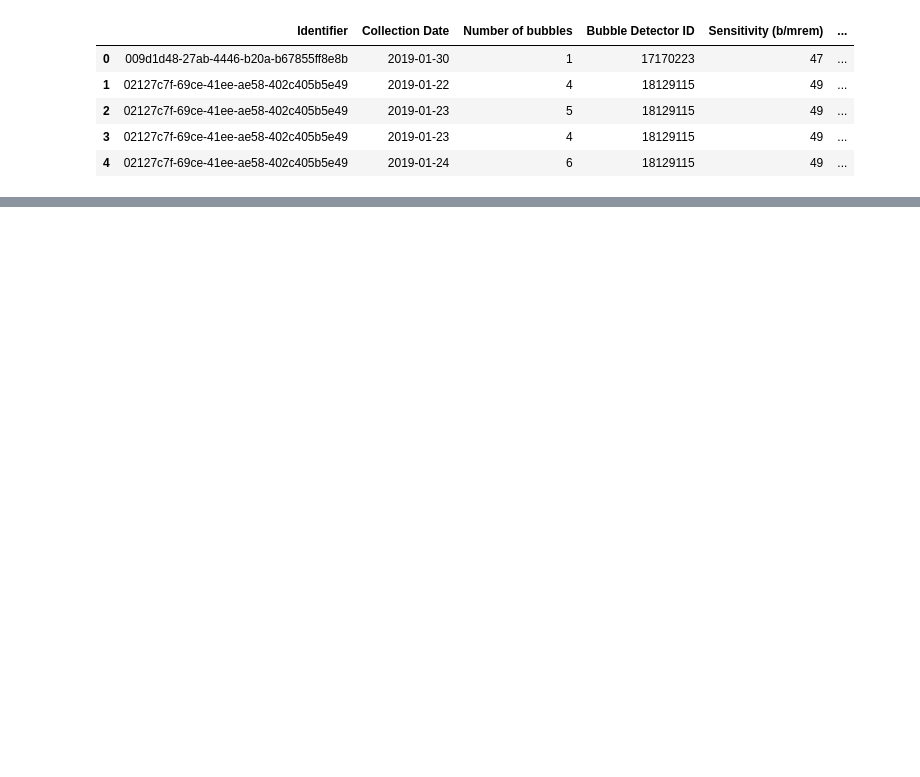
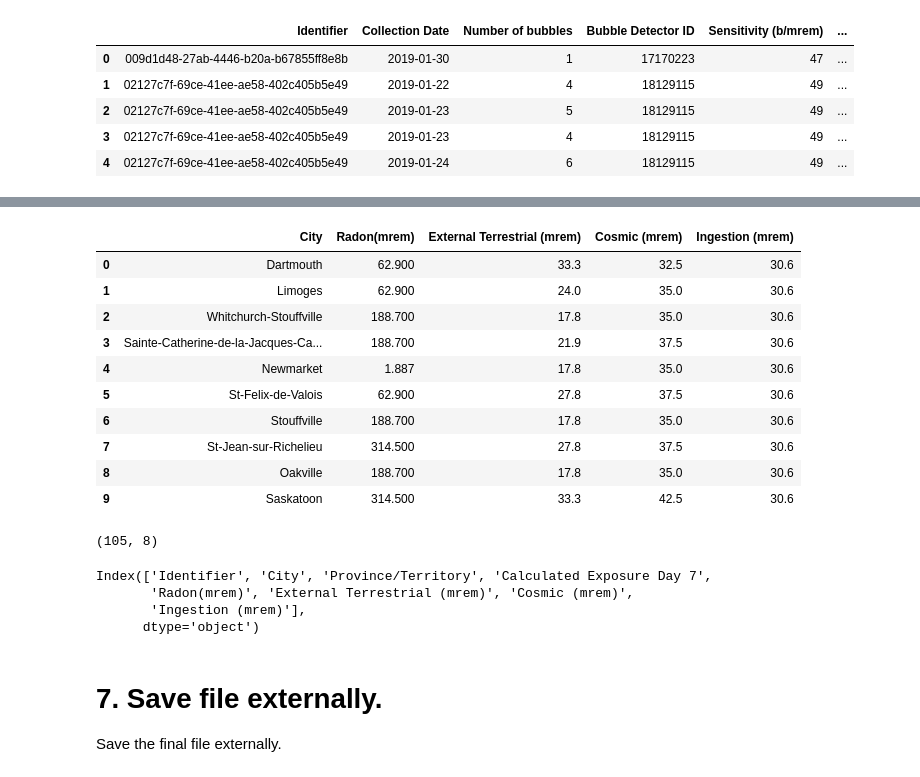
Before and after one commit to rominacarabathampi/CanadianSpaceAppChallenge, a Jupyter notebook: code.ipynb, the cells around one changed output, grey strips where cells are left out. Drawn from its saved outputs; the diff is of its cells as text; code cells hidden in the pictures; blank space fills up the shorter version.

Commit message:
Finalized file

```diff
--- a/code.ipynb
+++ b/code.ipynb
@@ -525,0 +321,15 @@ model.fit(X, y)
+# %%
+research = pd.read_csv('City-wise Radiation Information - Feuille 1.csv')
+research.head(10)
+# %% [output]
+|  | City | Radon(mrem) | External Terrestrial (mrem) | Cosmic (mrem) | Ingestion (mrem) |
+| 0 | Dartmouth | 62.900 | 33.3 | 32.5 | 30.6 |
+| 1 | Limoges | 62.900 | 24.0 | 35.0 | 30.6 |
+| 2 | Whitchurch-Stouffville | 188.700 | 17.8 | 35.0 | 30.6 |
+| 3 | Sainte-Catherine-de-la-Jacques-Ca... | 188.700 | 21.9 | 37.5 | 30.6 |
+| 4 | Newmarket | 1.887 | 17.8 | 35.0 | 30.6 |
+| 5 | St-Felix-de-Valois | 62.900 | 27.8 | 37.5 | 30.6 |
+| 6 | Stouffville | 188.700 | 17.8 | 35.0 | 30.6 |
+| 7 | St-Jean-sur-Richelieu | 314.500 | 27.8 | 37.5 | 30.6 |
+| 8 | Oakville | 188.700 | 17.8 | 35.0 | 30.6 |
+| 9 | Saskatoon | 314.500 | 33.3 | 42.5 | 30.6 |
@@ -525,0 +339,17 @@ model.fit(X, y)
+# %%
+# dimensions of merged file
+merged.shape
+# %% [output]
+(105, 8)
+# %%
+# column names
+merged.columns
+# %% [output]
+Index(['Identifier', 'City', 'Province/Territory', 'Calculated Exposure Day 7',
+       'Radon(mrem)', 'External Terrestrial (mrem)', 'Cosmic (mrem)',
+       'Ingestion (mrem)'],
+      dtype='object')
+# %% [markdown]
+# 7. Save file externally.
+
+Save the final file externally.
```
Also changed, not shown: parts of 79 cells of this notebook.
